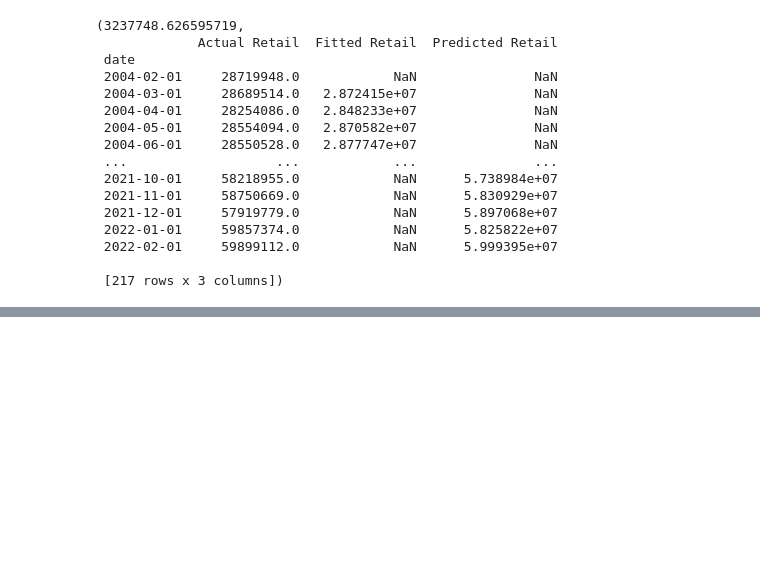
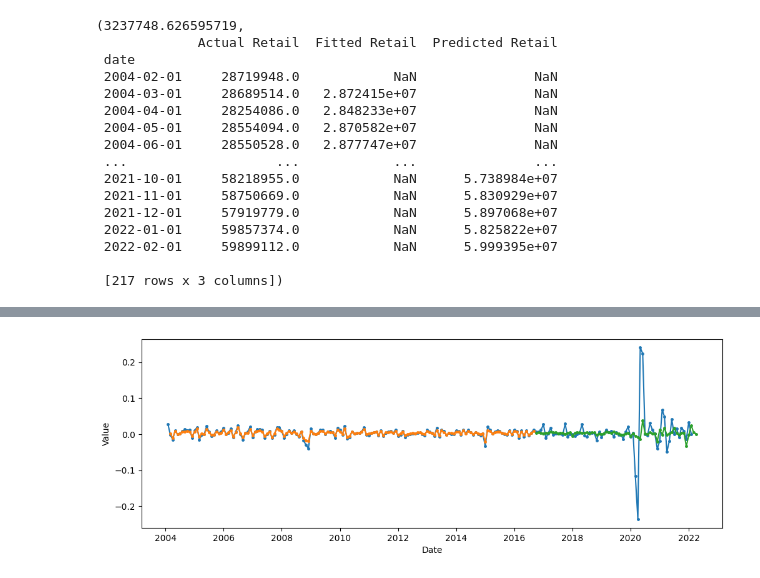
Before and after one commit to ubco-mds-2021-labs/capstone-project-googletrends_capstone, a Jupyter notebook: src/notebooks/RetailSales_updated.ipynb, the cells around one changed output, grey strips where cells are left out. Drawn from its saved outputs; the diff is of its cells as text; code cells hidden in the pictures; blank space fills up the shorter version.

```diff
--- a/src/notebooks/RetailSales_updated.ipynb
+++ b/src/notebooks/RetailSales_updated.ipynb
@@ -1634,0 +1639,22 @@ Prediction error: 3237748.626595719
+# %%
+# getting lag values and storing response and predictors for Random Forest
+corrcat.index = pd.to_datetime(corrcat.index)
+rf_predictors, rf_response_var = get_lag1_data(corrcat, corrquery, retailsales_final, response_var='GrowthRate')
+
+#Splitting data in training and testing
+train_rf, test_rf, extra_rf = ts_train_test_split(rf_response_var, rf_predictors, test_size=0.3)
+
+#Fitting RF model
+rfmodel = randomForest_modelfit(train_rf, response_var='GrowthRate', n_trees=100)
+x_rf, y_rf = train_rf.loc[:, ~train_rf.columns.isin(['GrowthRate'])], train_rf[['GrowthRate']]
+
+# fitted growth rate
+fitted_growthRate_rf = rfmodel.predict(x_rf)
+fitted_growthRate_rf = pd.DataFrame(fitted_growthRate_rf, columns={'Fitted GrowthRate'})
+fitted_growthRate_rf.index = train_rf.index
+
+#Random Forest Predictions
+rf_pred_retailgrowth = rolling_prediction_RF(train_rf, test_rf, extra_rf,dependent_var='GrowthRate',
+                                              n_trees=100)
+
+rf_pred_retailgrowth
@@ -1634,0 +1675,8 @@ Prediction error: 3237748.626595719
+# %%
+#Plot for fitted and predicted values
+fitted_values_rf = pd.DataFrame({'GrowthRate': retailsales_final['GrowthRate'],
+                                'Fitted Value': fitted_growthRate_rf.squeeze(),
+                                'Predicted Value': rf_pred_retailgrowth.squeeze()})
+plot_df(fitted_values_rf, width=12, height=4)
+# %% [output]
+[figure, added]
```
Also changed, not shown: parts of 15 cells of this notebook, 1 other file.
